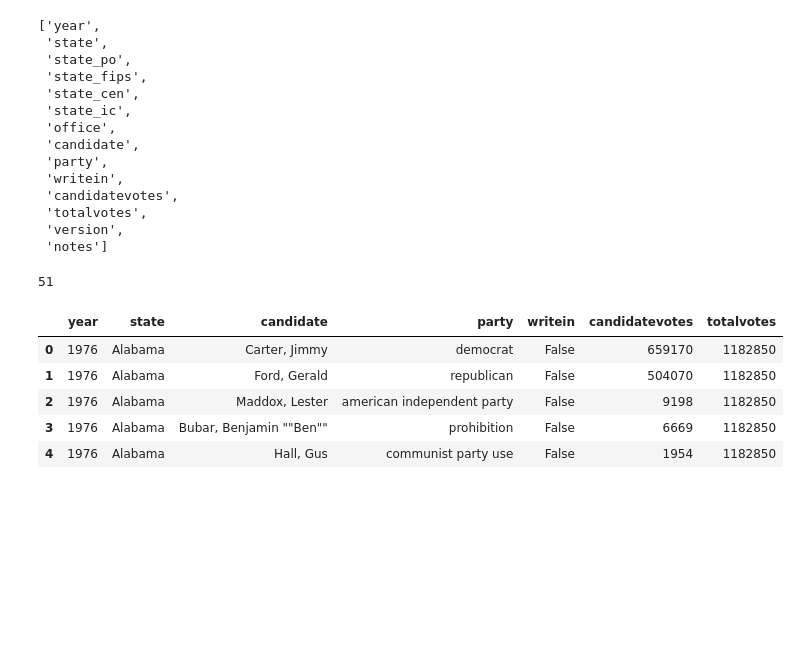
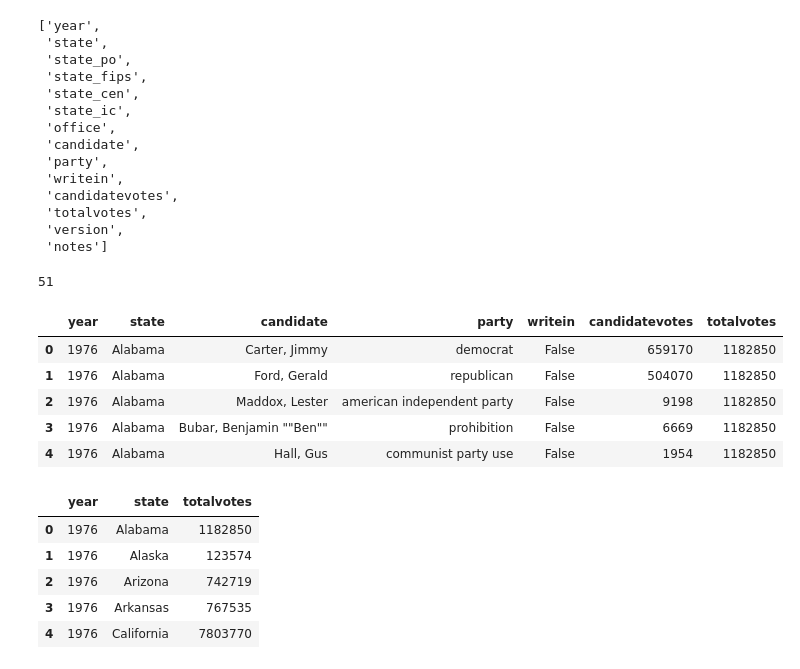
Before and after one commit to arunpoy/datasciencecoursera, a Jupyter notebook: Pandas-US-elections.ipynb, the cells around one changed output. Saved outputs shown, nothing was run; the diff lists cells and outputs as text; code cells hidden in the pictures; blank space fills up the shorter version.

```diff
--- a/Pandas-US-elections.ipynb
+++ b/Pandas-US-elections.ipynb
@@ -48,3 +48,15 @@ president_df.head()
 | 2 | 1976 | Alabama | Maddox, Lester | american independent party | False | 9198 | 1182850 |
 | 3 | 1976 | Alabama | Bubar, Benjamin ""Ben"" | prohibition | False | 6669 | 1182850 |
 | 4 | 1976 | Alabama | Hall, Gus | communist party use | False | 1954 | 1182850 |
+# %%
+#Get the votes in each year for every state
+yearly_votes_state = president_df[['year','state','totalvotes']]\
+.groupby(['year','state']).mean().reset_index()
+yearly_votes_state.head()
+# %% [output]
+|  | year | state | totalvotes |
+| 0 | 1976 | Alabama | 1182850 |
+| 1 | 1976 | Alaska | 123574 |
+| 2 | 1976 | Arizona | 742719 |
+| 3 | 1976 | Arkansas | 767535 |
+| 4 | 1976 | California | 7803770 |
```
Also changed, not shown: parts of 8 cells of this notebook.
